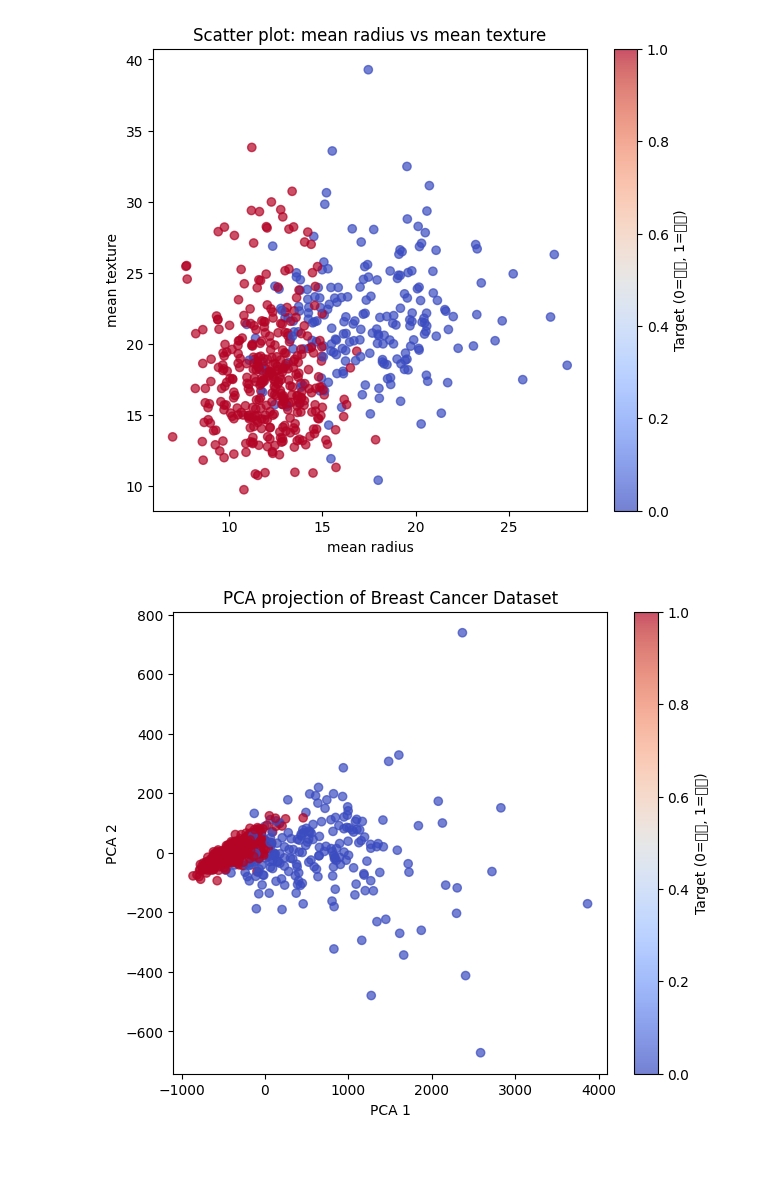
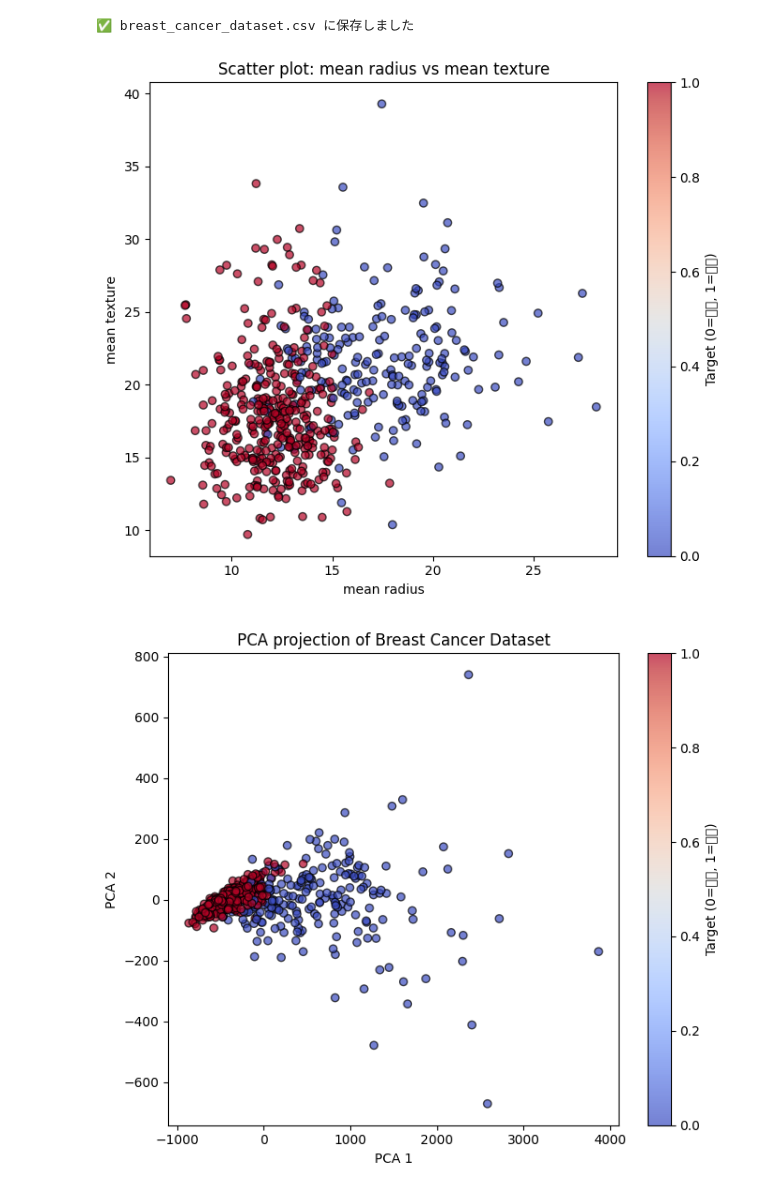
Before and after one commit to RuoAndo/cit, a Jupyter notebook: db2025/3_breast_cancer.ipynb, the cells around one changed output. Drawn from its saved outputs; the diff is of its cells as text; code cells hidden in the pictures; blank space fills up the shorter version.

```diff
--- a/db2025/3_breast_cancer.ipynb
+++ b/db2025/3_breast_cancer.ipynb
@@ -1,34 +1,46 @@
 # %%
 import matplotlib.pyplot as plt
 from sklearn.datasets import load_breast_cancer
 from sklearn.decomposition import PCA
+import pandas as pd
 
 # === データ読み込み ===
 data = load_breast_cancer()
 X = data.data
 y = data.target
 features = data.feature_names
+target_names = data.target_names  # ['malignant', 'benign']
+
+# === CSV 保存 ===
+df = pd.DataFrame(X, columns=features)
+df["target"] = y
+df["target_name"] = df["target"].map(lambda i: target_names[i])
+df.to_csv("breast_cancer_dataset.csv", index=False, encoding="utf-8-sig")
+print("✅ breast_cancer_dataset.csv に保存しました")
 
 # === 1. 散布図（特徴量2つを選んで表示） ===
 plt.figure(figsize=(7, 6))
-plt.scatter(X[:, 0], X[:, 1], c=y, cmap='coolwarm', alpha=0.7)
+plt.scatter(X[:, 0], X[:, 1], c=y, cmap='coolwarm', alpha=0.7, edgecolor="k")
 plt.xlabel(features[0])  # mean radius
 plt.ylabel(features[1])  # mean texture
 plt.title("Scatter plot: mean radius vs mean texture")
 plt.colorbar(label="Target (0=悪性, 1=良性)")
+plt.tight_layout()
 plt.show()
 
 # === 2. PCAで2次元に次元削減して可視化 ===
 pca = PCA(n_components=2)
 X_pca = pca.fit_transform(X)
 
 plt.figure(figsize=(7, 6))
-plt.scatter(X_pca[:, 0], X_pca[:, 1], c=y, cmap='coolwarm', alpha=0.7)
+plt.scatter(X_pca[:, 0], X_pca[:, 1], c=y, cmap='coolwarm', alpha=0.7, edgecolor="k")
 plt.xlabel("PCA 1")
 plt.ylabel("PCA 2")
 plt.title("PCA projection of Breast Cancer Dataset")
 plt.colorbar(label="Target (0=悪性, 1=良性)")
+plt.tight_layout()
 plt.show()
 # %% [output]
+✅ breast_cancer_dataset.csv に保存しました
-[figure, old version]
+[figure, new version]
-[figure, old version]
+[figure, new version]
```
Also changed, not shown: 7 other files.
